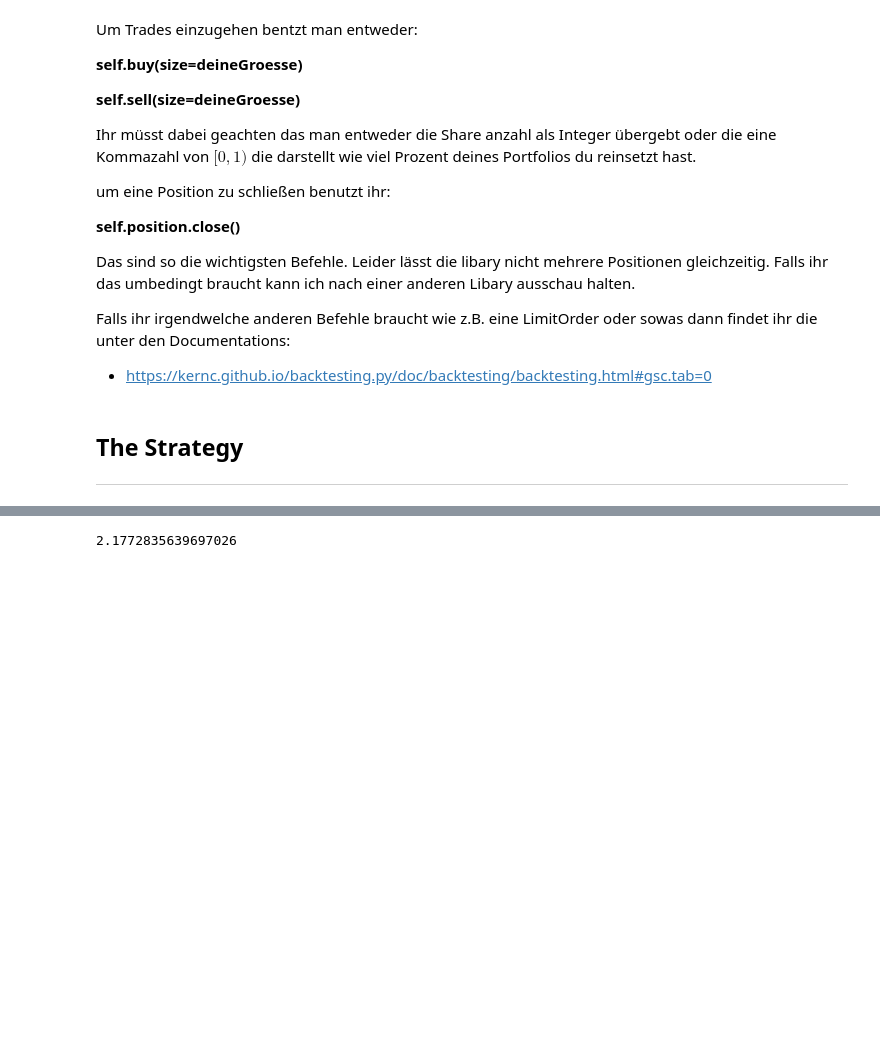
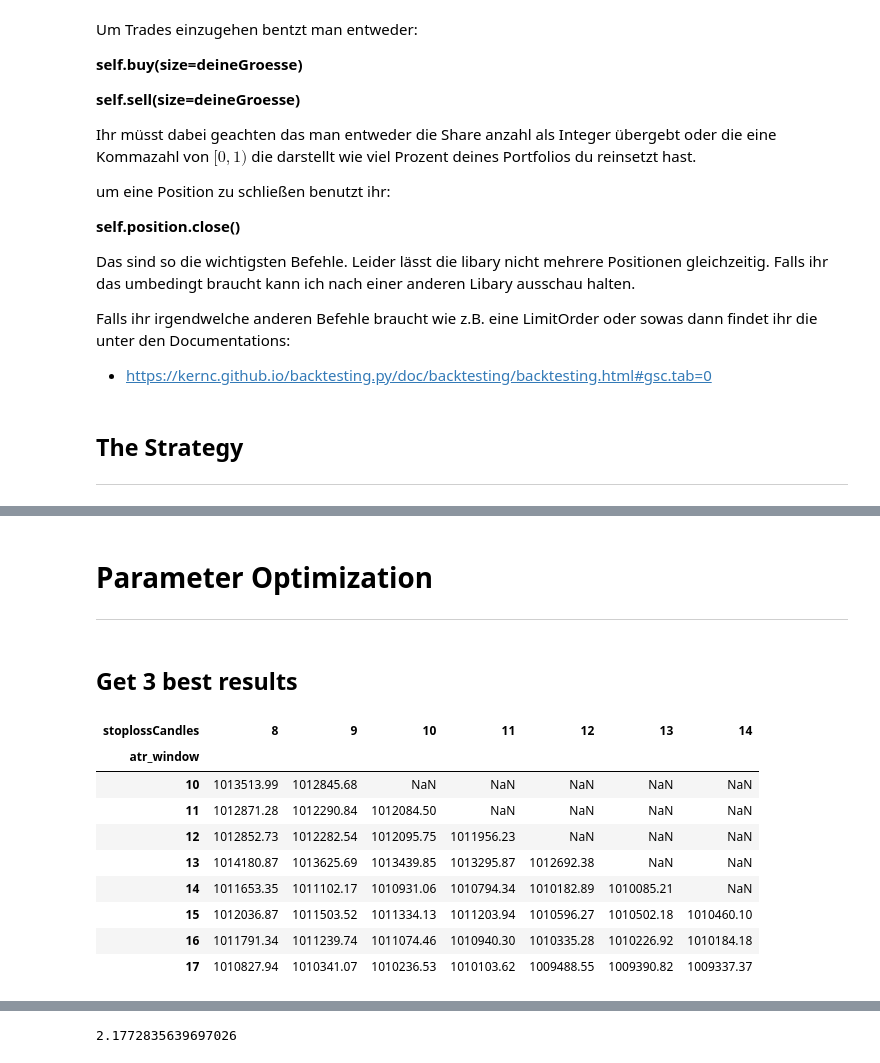
Before and after one commit to d3nnis2001/PIES, a Jupyter notebook: algo.ipynb, the cells around one changed output, grey strips where cells are left out. Drawn from its saved outputs; the diff is of its cells as text; code cells hidden in the pictures; blank space fills up the shorter version.

Commit message:
hyperparameter optimization

```diff
--- a/algo.ipynb
+++ b/algo.ipynb
@@ -338,0 +325,3 @@ GridPlot(id='p1916', ...)
+# %% [markdown]
+# Parameter Optimization
+---
@@ -338,0 +342,16 @@ GridPlot(id='p1916', ...)
+# %% [markdown]
+## Get 3 best results
+# %%
+hm = heatmap.groupby(['atr_window', 'stoplossCandles']).mean().unstack()
+hm
+# %% [output]
+| stoplossCandles | 8 | 9 | 10 | 11 | 12 | 13 | 14 |
+| atr_window |  |  |  |  |  |  |  |
+| 10 | 1013513.99 | 1012845.68 | NaN | NaN | NaN | NaN | NaN |
+| 11 | 1012871.28 | 1012290.84 | 1012084.50 | NaN | NaN | NaN | NaN |
+| 12 | 1012852.73 | 1012282.54 | 1012095.75 | 1011956.23 | NaN | NaN | NaN |
+| 13 | 1014180.87 | 1013625.69 | 1013439.85 | 1013295.87 | 1012692.38 | NaN | NaN |
+| 14 | 1011653.35 | 1011102.17 | 1010931.06 | 1010794.34 | 1010182.89 | 1010085.21 | NaN |
+| 15 | 1012036.87 | 1011503.52 | 1011334.13 | 1011203.94 | 1010596.27 | 1010502.18 | 1010460.10 |
+| 16 | 1011791.34 | 1011239.74 | 1011074.46 | 1010940.30 | 1010335.28 | 1010226.92 | 1010184.18 |
+| 17 | 1010827.94 | 1010341.07 | 1010236.53 | 1010103.62 | 1009488.55 | 1009390.82 | 1009337.37 |
```
Also changed, not shown: parts of 12 cells of this notebook, 1 other file.
